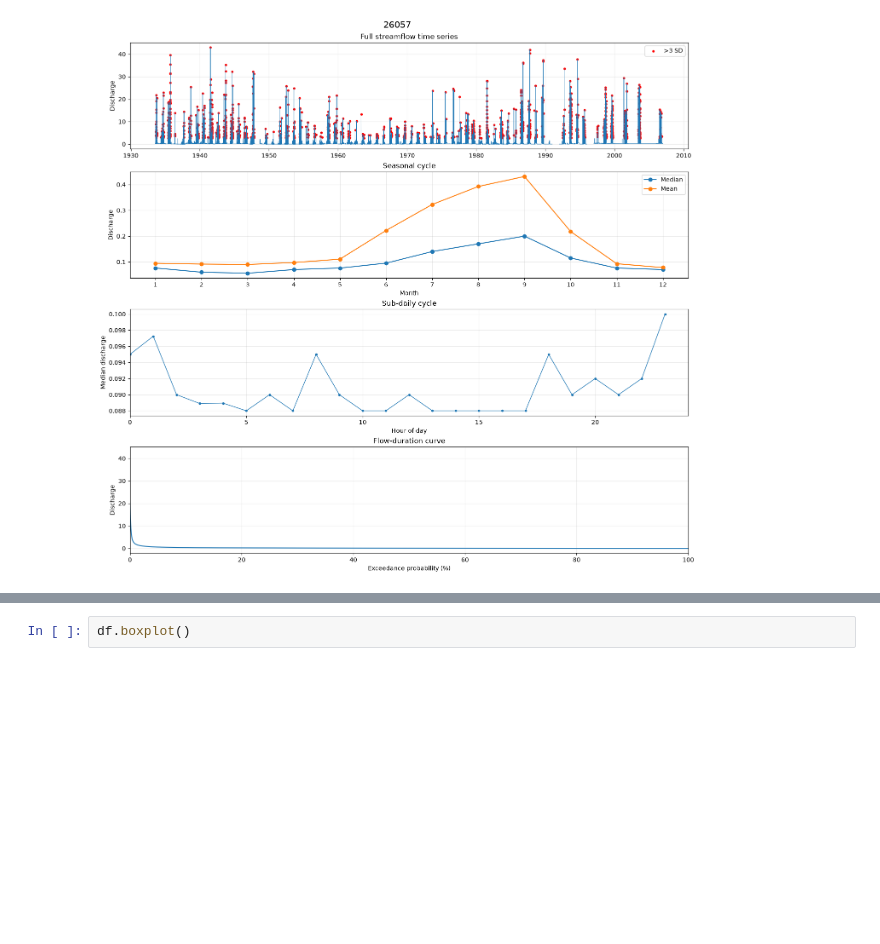
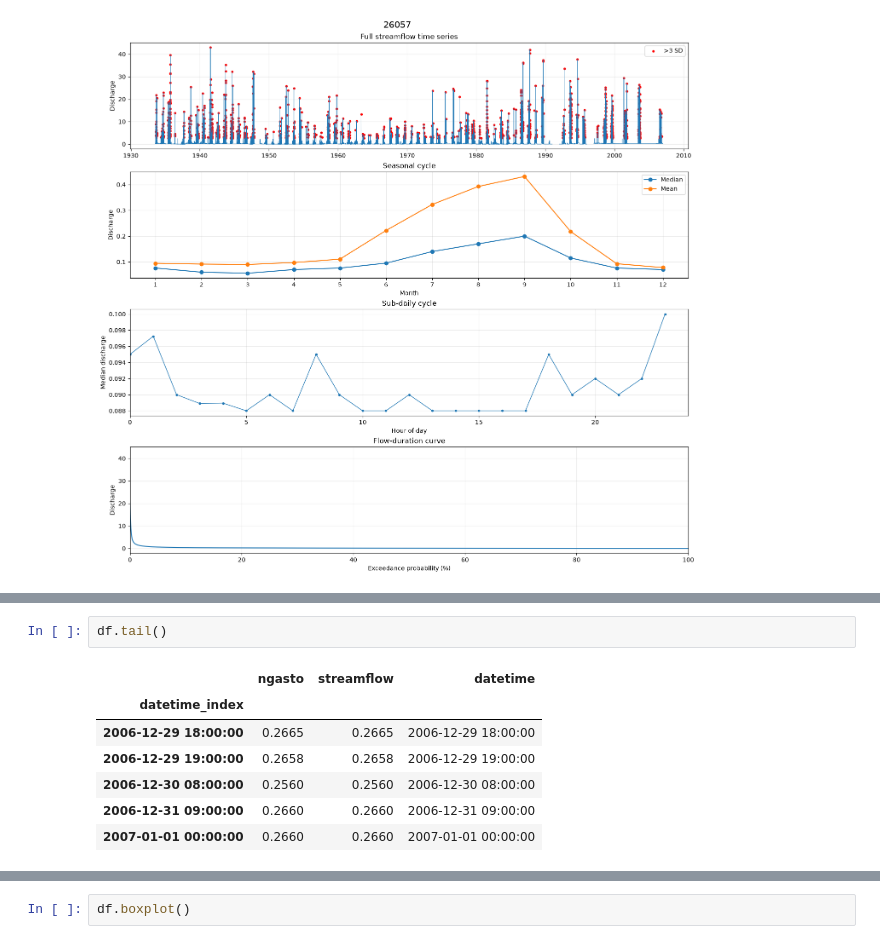
Before and after one commit to ijaguirre/camels_mx_qc, a Jupyter notebook: 2_first_checks/1_initial_checks.ipynb, the cells around one changed output, grey strips where cells are left out. Saved outputs shown, nothing was run; the diff lists cells and outputs as text; blank space fills up the shorter version.

```diff
--- a/2_first_checks/1_initial_checks.ipynb
+++ b/2_first_checks/1_initial_checks.ipynb
@@ -330,4 +330,14 @@ df
 292628 rows × 3 columns
+# %%
+df.tail()
+# %% [output]
+|  | ngasto | streamflow | datetime |
+| datetime_index |  |  |  |
+| 2006-12-29 18:00:00 | 0.2665 | 0.2665 | 2006-12-29 18:00:00 |
+| 2006-12-29 19:00:00 | 0.2658 | 0.2658 | 2006-12-29 19:00:00 |
+| 2006-12-30 08:00:00 | 0.2560 | 0.2560 | 2006-12-30 08:00:00 |
+| 2006-12-31 09:00:00 | 0.2660 | 0.2660 | 2006-12-31 09:00:00 |
+| 2007-01-01 00:00:00 | 0.2660 | 0.2660 | 2007-01-01 00:00:00 |
 # %%
 df.describe()
 # %% [output]
```
Also changed, not shown: parts of 3 cells of this notebook, 1 other file.
